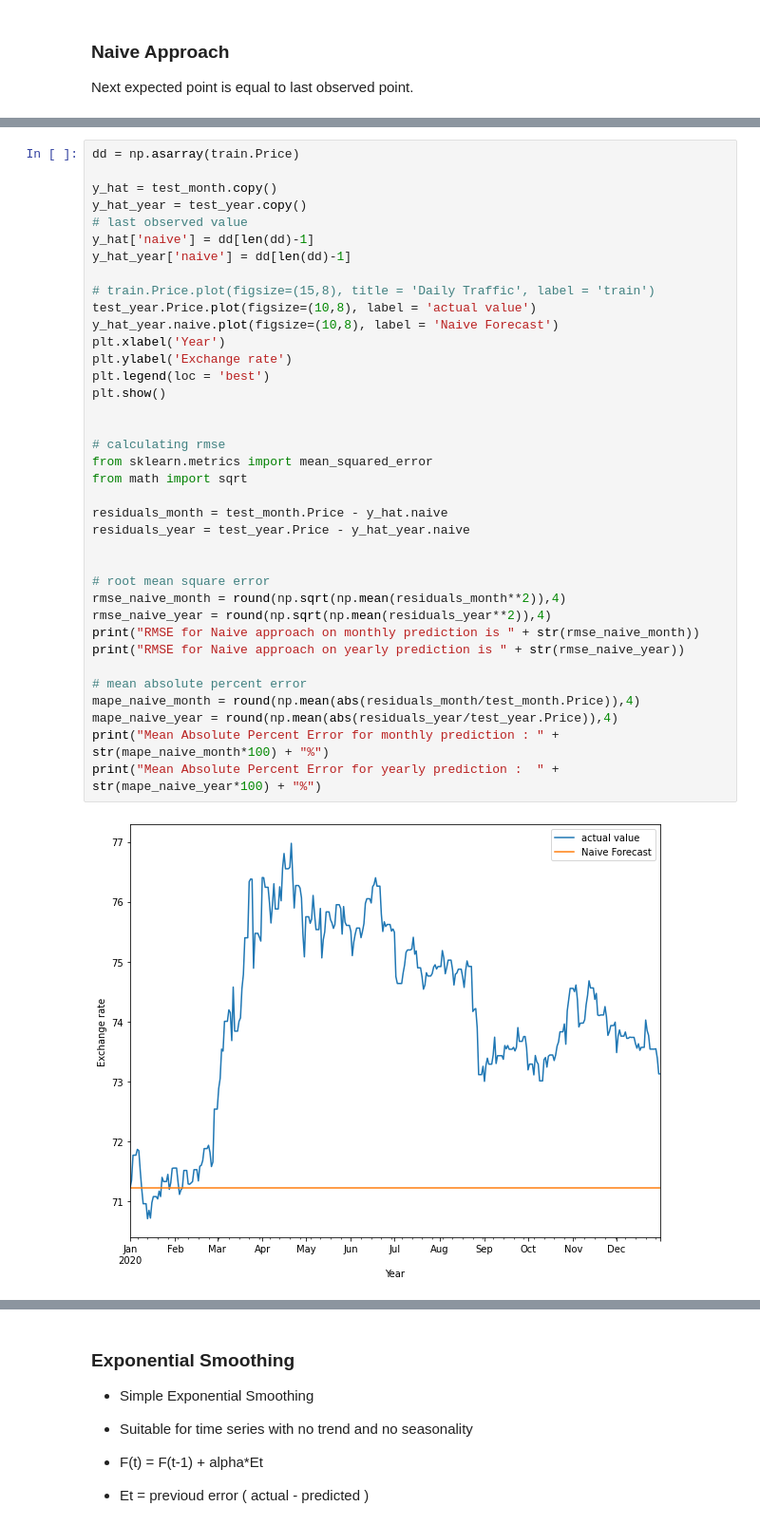
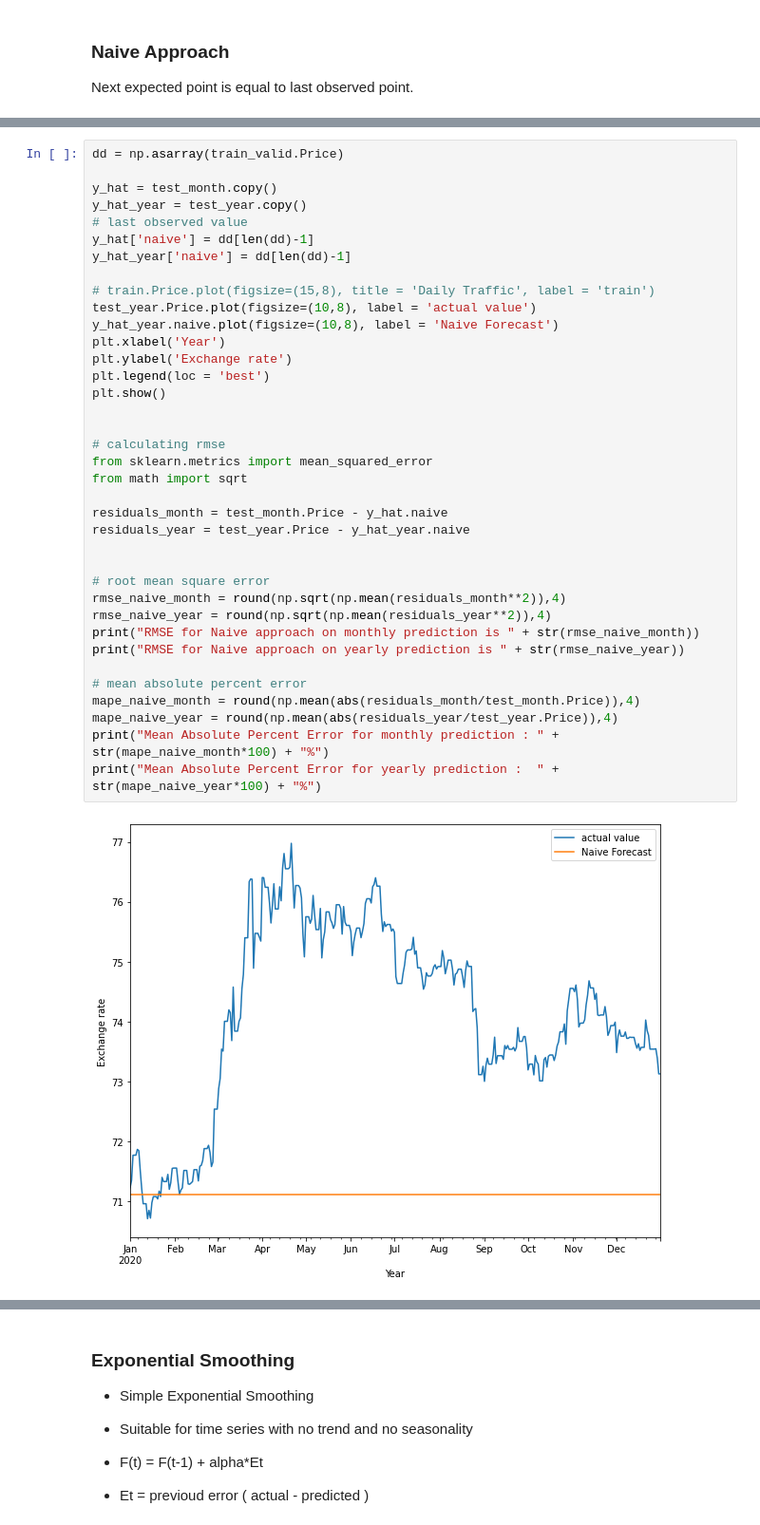
Before and after one commit to Piyush811999/BTP_TimeSeriesAnalysis, a Jupyter notebook: BTP.ipynb, the cells around one changed output, grey strips where cells are left out. Shown at 95% size. Drawn from its saved outputs; the diff is of its cells as text.

Commit message:
Added results for Naive approach for validation dataset

```diff
--- a/BTP.ipynb
+++ b/BTP.ipynb
@@ -184,5 +217,5 @@ Next expected point is equal to last observed point.
 # %%
-dd = np.asarray(train.Price)
+dd = np.asarray(train_valid.Price)
 
 y_hat = test_month.copy()
 y_hat_year = test_year.copy()
@@ -192,31 +225,31 @@ y_hat_year['naive'] = dd[len(dd)-1]
 
 # train.Price.plot(figsize=(15,8), title = 'Daily Traffic', label = 'train')
 test_year.Price.plot(figsize=(10,8), label = 'actual value')
 y_hat_year.naive.plot(figsize=(10,8), label = 'Naive Forecast')
 plt.xlabel('Year')
 plt.ylabel('Exchange rate')
 plt.legend(loc = 'best')
 plt.show()
 
 
 # calculating rmse
 from sklearn.metrics import mean_squared_error
 from math import sqrt
 
 residuals_month = test_month.Price - y_hat.naive
 residuals_year = test_year.Price - y_hat_year.naive
 
 
 # root mean square error
 rmse_naive_month = round(np.sqrt(np.mean(residuals_month**2)),4)
 rmse_naive_year = round(np.sqrt(np.mean(residuals_year**2)),4)
 print("RMSE for Naive approach on monthly prediction is " + str(rmse_naive_month))
 print("RMSE for Naive approach on yearly prediction is " + str(rmse_naive_year))
 
 # mean absolute percent error
 mape_naive_month = round(np.mean(abs(residuals_month/test_month.Price)),4)
 mape_naive_year = round(np.mean(abs(residuals_year/test_year.Price)),4)
 print("Mean Absolute Percent Error for monthly prediction : " + str(mape_naive_month*100) + "%")
 print("Mean Absolute Percent Error for yearly prediction :  " + str(mape_naive_year*100) + "%")
 # %% [output]
-[figure, old version]
+[figure, new version]
```
Also changed, not shown: parts of 2 cells of this notebook.
